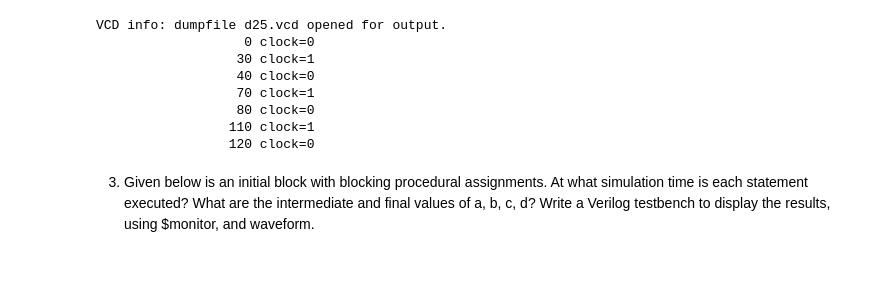
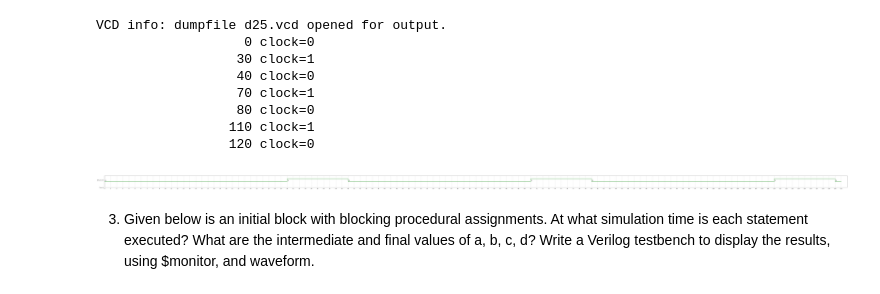
Before and after one commit to qzzt1n4/DSL-W3-Submission, a Jupyter notebook: W3_VerilogGitPractice.ipynb, the cells around one changed output. Saved outputs shown, nothing was run; the diff lists cells and outputs as text; code cells hidden in the pictures; blank space fills up the shorter version.

```diff
--- a/W3_VerilogGitPractice.ipynb
+++ b/W3_VerilogGitPractice.ipynb
@@ -432,6 +514,14 @@ VCD info: dumpfile d25.vcd opened for output.
                   80 clock=0
                  110 clock=1
                  120 clock=0
+# %%
+%%waveform d25.vcd
+sign_list = ["d25_tb.clock"]
+time_begin = 0
+time_end = 121
+base = "dec"
+# %% [output]
+[figure, added]
 # %% [markdown]
 3. Given below is an initial block with blocking procedural assignments. At what simulation time is each statement executed? What are the intermediate and final values of a, b, c, d? Write a Verilog testbench to display the results, using $monitor, and waveform.
 # %% [markdown]
```
Also changed, not shown: parts of 21 cells of this notebook.
